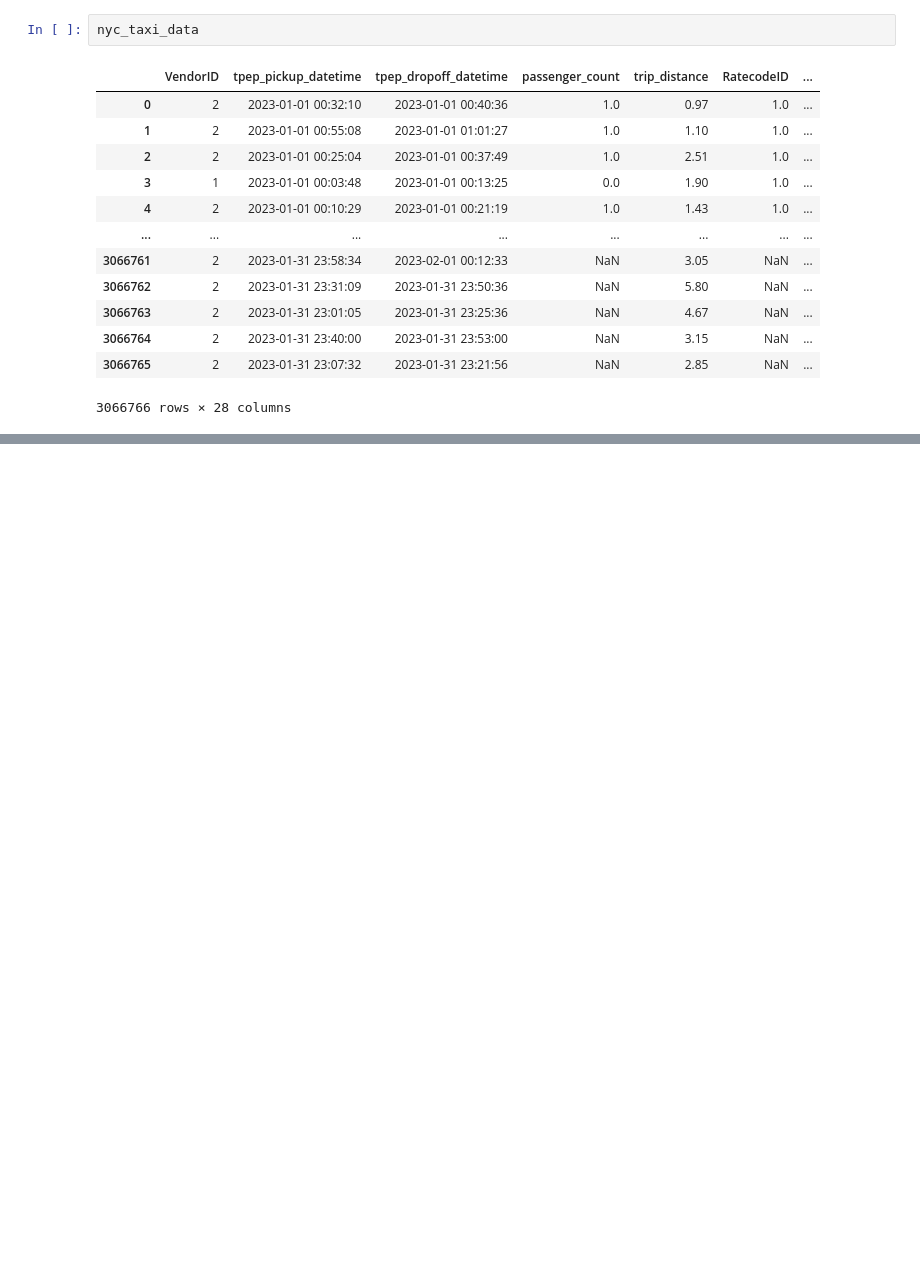
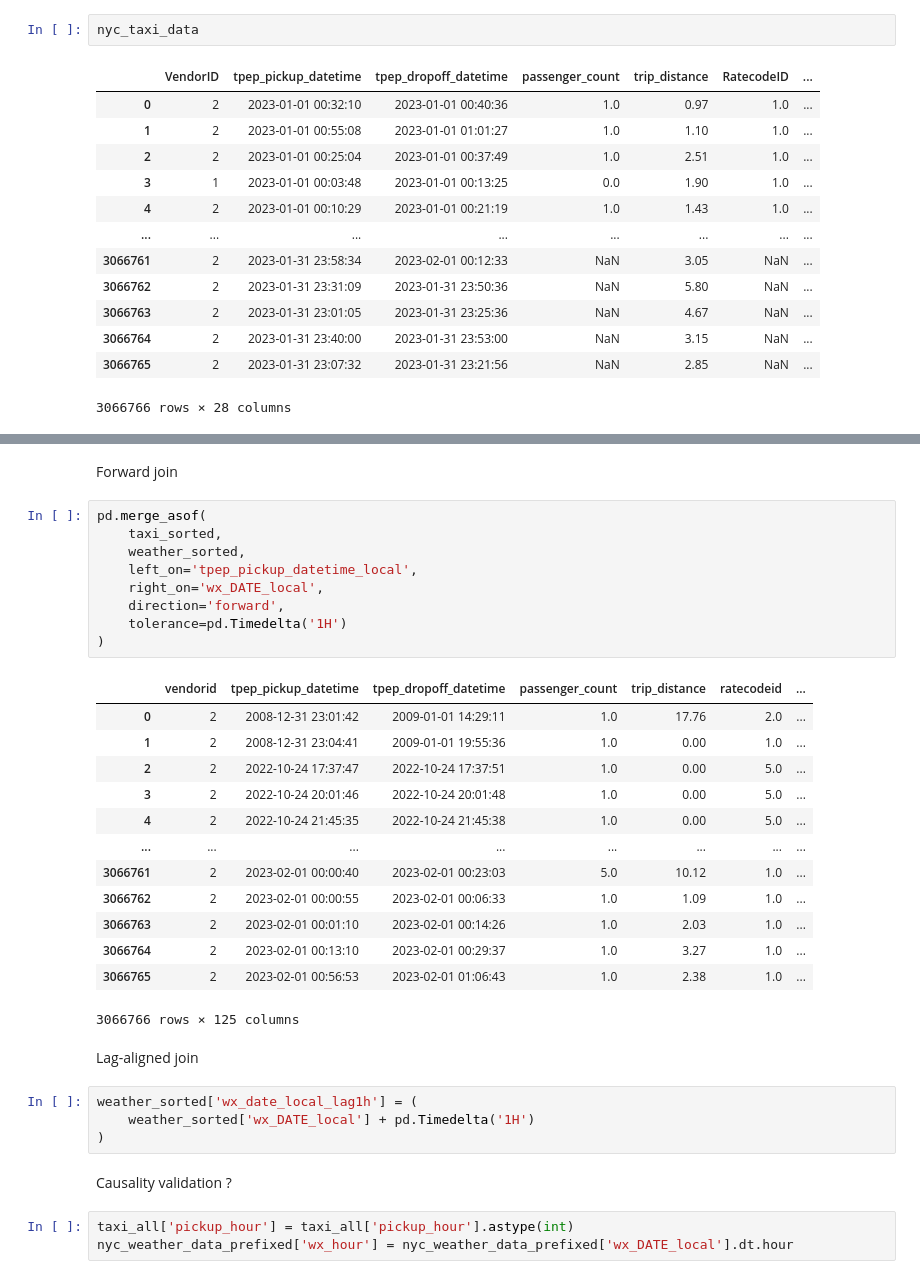
Before and after one commit to ShailShikhar/upskill, a Jupyter notebook: 1_nyc tlc taxi trips/NYC TLC Taxi Trips.ipynb, the cells around one changed output, grey strips where cells are left out. Cells and saved outputs as stored; diff of their text form; blank space fills up the shorter version.

```diff
--- a/1_nyc tlc taxi trips/NYC TLC Taxi Trips.ipynb
+++ b/1_nyc tlc taxi trips/NYC TLC Taxi Trips.ipynb
@@ -1030,0 +1528,36 @@ nyc_taxi_data
+# %% [markdown]
+Forward join
+# %%
+pd.merge_asof(
+    taxi_sorted,
+    weather_sorted,
+    left_on='tpep_pickup_datetime_local',
+    right_on='wx_DATE_local',
+    direction='forward',
+    tolerance=pd.Timedelta('1H')
+)
+# %% [output]
+|  | vendorid | tpep_pickup_datetime | tpep_dropoff_datetime | passenger_count | trip_distance | ratecodeid | ... |
+| 0 | 2 | 2008-12-31 23:01:42 | 2009-01-01 14:29:11 | 1.0 | 17.76 | 2.0 | ... |
+| 1 | 2 | 2008-12-31 23:04:41 | 2009-01-01 19:55:36 | 1.0 | 0.00 | 1.0 | ... |
+| 2 | 2 | 2022-10-24 17:37:47 | 2022-10-24 17:37:51 | 1.0 | 0.00 | 5.0 | ... |
+| 3 | 2 | 2022-10-24 20:01:46 | 2022-10-24 20:01:48 | 1.0 | 0.00 | 5.0 | ... |
+| 4 | 2 | 2022-10-24 21:45:35 | 2022-10-24 21:45:38 | 1.0 | 0.00 | 5.0 | ... |
+| ... | ... | ... | ... | ... | ... | ... | ... |
+| 3066761 | 2 | 2023-02-01 00:00:40 | 2023-02-01 00:23:03 | 5.0 | 10.12 | 1.0 | ... |
+| 3066762 | 2 | 2023-02-01 00:00:55 | 2023-02-01 00:06:33 | 1.0 | 1.09 | 1.0 | ... |
+| 3066763 | 2 | 2023-02-01 00:01:10 | 2023-02-01 00:14:26 | 1.0 | 2.03 | 1.0 | ... |
+| 3066764 | 2 | 2023-02-01 00:13:10 | 2023-02-01 00:29:37 | 1.0 | 3.27 | 1.0 | ... |
+| 3066765 | 2 | 2023-02-01 00:56:53 | 2023-02-01 01:06:43 | 1.0 | 2.38 | 1.0 | ... |
+3066766 rows × 125 columns
+# %% [markdown]
+Lag-aligned join
+# %%
+weather_sorted['wx_date_local_lag1h'] = (
+    weather_sorted['wx_DATE_local'] + pd.Timedelta('1H')
+)
+# %% [markdown]
+Causality validation ?
+# %%
+taxi_all['pickup_hour'] = taxi_all['pickup_hour'].astype(int)
+nyc_weather_data_prefixed['wx_hour'] = nyc_weather_data_prefixed['wx_DATE_local'].dt.hour
```
Also changed, not shown: parts of 128 cells of this notebook, 2 other files.
